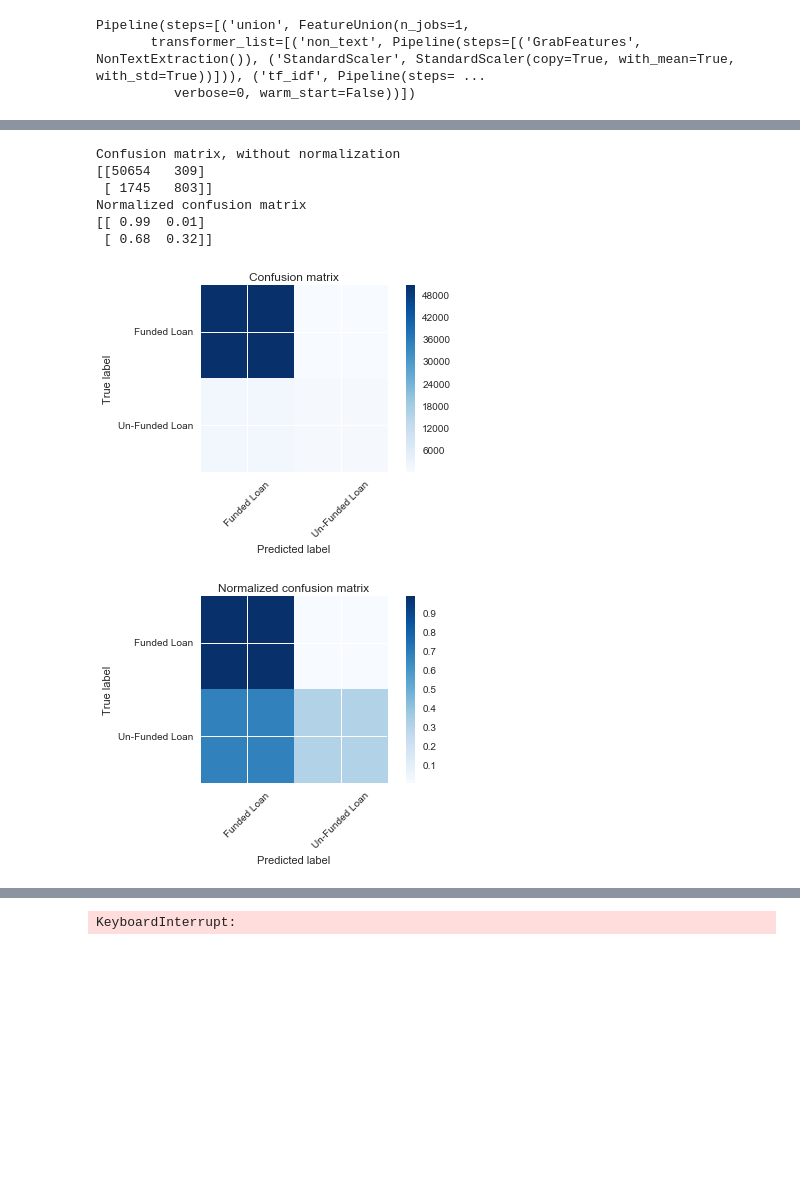
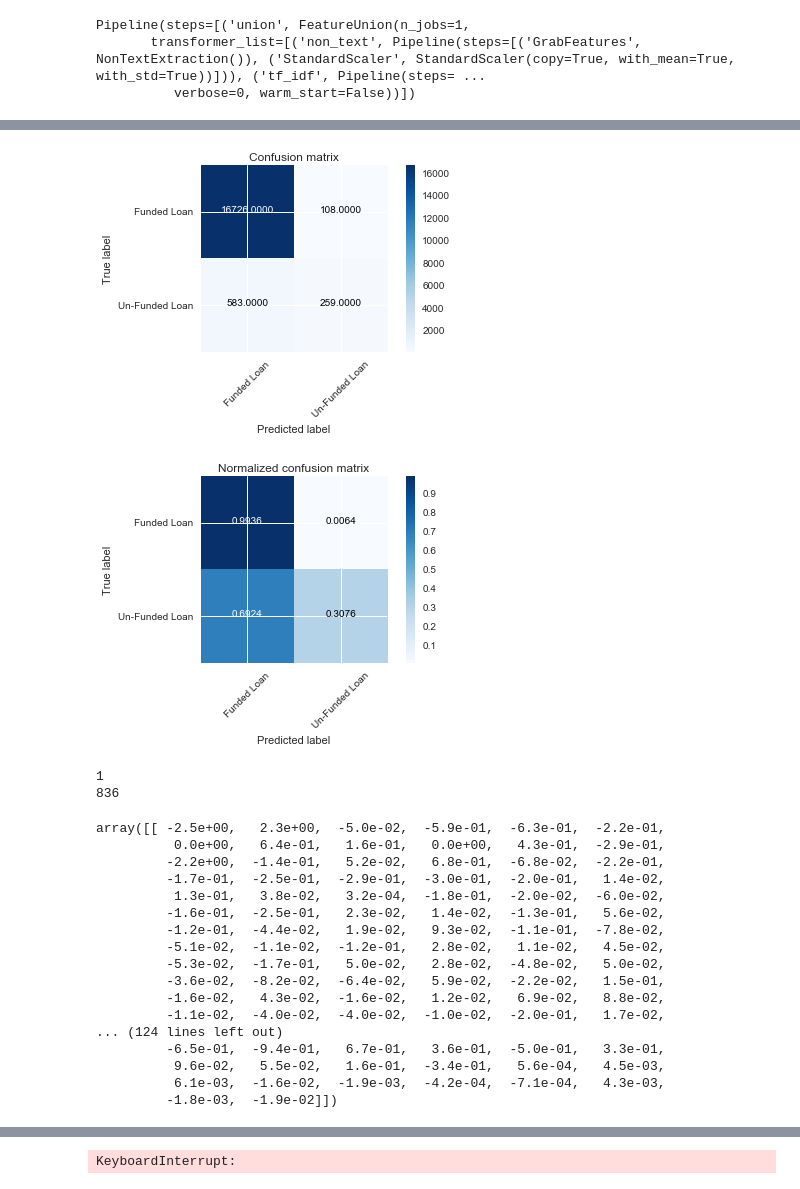
Before and after one commit to rddunlap23/DSI-Kiva-Capstone, a Jupyter notebook: Kiva - Capstone.ipynb, the cells around one changed output, grey strips where cells are left out. Cells and saved outputs as stored; diff of their text form; code cells hidden in the pictures; blank space fills up the shorter version.

Commit message:
check in for review

```diff
--- a/Kiva - Capstone.ipynb
+++ b/Kiva - Capstone.ipynb
@@ -266,6 +266,9 @@ X_train, X_test, y_train, y_test = train_test_split(X, y, test_size=0.33, strati
 # %% [markdown]
 The below pipeline is used to build the model. It uses FeatureUnion to combine features I extract from the Kiva data with the output of the tfidf transformation on the titles and the LDA topic modeling tranformation.
 # %%
+#Pipeline for fitting and testing model. Need to create dummy variables outside of pipleline and
+#fill in NAs
+
 from sklearn.pipeline import Pipeline
 from sklearn.pipeline import make_pipeline
 from sklearn.base import BaseEstimator, TransformerMixin
@@ -275,18 +278,6 @@ from sklearn.pipeline import FeatureUnion
 from sklearn.preprocessing import StandardScaler
 from sklearn.decomposition import LatentDirichletAllocation
 from sklearn.feature_extraction.text import CountVectorizer
-from nltk.corpus import stopwords
-import re
-
-
-def identify_stop_words(data):
-    data['word_check'] = data.use.map(lambda x: re.findall(r'\w*\d\w*', x) if len(re.findall(r'\w*\d\w*', x))>0 else np.nan)
-    corpus_words = [word for sent in data.word_check[~data.word_check.isnull()] for word in sent]
-    corpus_words = list(set(corpus_words))
-    nltk_stop = stopwords.words('english')
-    data.drop('word_check',axis=1,inplace=True)
-    return nltk_stop + corpus_words
-
 
 my_stop_words = identify_stop_words(sample)
 
@@ -299,7 +290,7 @@ class NonTextExtraction(BaseEstimator, TransformerMixin):
         return self
 
     def transform(self, X, y=None, *args):
-        self.columns = X.select_dtypes(exclude=['datetime','object']).columns
+        self.columns = X.select_dtypes(exclude=['datetime','object'])
         return X.select_dtypes(exclude=['datetime','object'])
 
 class ReturnText(BaseEstimator, TransformerMixin):
@@ -363,31 +351,24 @@ average precision done
 # %%
 # Compute confusion matrix
-y_pred = my_pipeline.predict(X)
-cm = confusion_matrix(y, y_pred)
-np.set_printoptions(precision=2)
-print('Confusion matrix, without normalization')
-print(cm)
+y_pred = my_pipeline.predict(X_test)
+cm = confusion_matrix(y_test, y_pred)
+np.set_printoptions(precision=1)
+
 plt.figure()
-plot_confusion_matrix(cm)
+axarr[0] = plot_confusion_matrix(cm)
 
 # Normalize the confusion matrix by row (i.e by the number of samples
 # in each class)
+
 cm_normalized = cm.astype('float') / cm.sum(axis=1)[:, np.newaxis]
-print('Normalized confusion matrix')
-print(cm_normalized)
+
 plt.figure()
 plot_confusion_matrix(cm_normalized, title='Normalized confusion matrix')
 
 plt.show()
 # %% [output]
-Confusion matrix, without normalization
-[[50654   309]
- [ 1745   803]]
-Normalized confusion matrix
-[[ 0.99  0.01]
- [ 0.68  0.32]]
-[figure, old version]
+[figure, new version]
-[figure, old version]
+[figure, new version]
 # %%
 a = my_pipeline.get_params()['union'].get_params()['non_text'].get_params()['GrabFeatures'].columns
 b = my_pipeline.get_params()['union'].get_params()['tf_idf'].get_params()['tfidf'].get_feature_names()
@@ -398,3 +379,24 @@ model_cols = list(a) + list(b) + c
 model = my_pipeline.get_params()['lr']
 print len(model.coef_)
 print len(model.coef_[0])
+model.coef_
+# %% [output]
+1
+836
+array([[ -2.5e+00,   2.3e+00,  -5.0e-02,  -5.9e-01,  -6.3e-01,  -2.2e-01,
+          0.0e+00,   6.4e-01,   1.6e-01,   0.0e+00,   4.3e-01,  -2.9e-01,
+         -2.2e+00,  -1.4e-01,   5.2e-02,   6.8e-01,  -6.8e-02,  -2.2e-01,
+         -1.7e-01,  -2.5e-01,  -2.9e-01,  -3.0e-01,  -2.0e-01,   1.4e-02,
+          1.3e-01,   3.8e-02,   3.2e-04,  -1.8e-01,  -2.0e-02,  -6.0e-02,
+         -1.6e-01,  -2.5e-01,   2.3e-02,   1.4e-02,  -1.3e-01,   5.6e-02,
+         -1.2e-01,  -4.4e-02,   1.9e-02,   9.3e-02,  -1.1e-01,  -7.8e-02,
+         -5.1e-02,  -1.1e-02,  -1.2e-01,   2.8e-02,   1.1e-02,   4.5e-02,
+         -5.3e-02,  -1.7e-01,   5.0e-02,   2.8e-02,  -4.8e-02,   5.0e-02,
+         -3.6e-02,  -8.2e-02,  -6.4e-02,   5.9e-02,  -2.2e-02,   1.5e-01,
+         -1.6e-02,   4.3e-02,  -1.6e-02,   1.2e-02,   6.9e-02,   8.8e-02,
+         -1.1e-02,  -4.0e-02,  -4.0e-02,  -1.0e-02,  -2.0e-01,   1.7e-02,
+... (124 lines left out)
+         -6.5e-01,  -9.4e-01,   6.7e-01,   3.6e-01,  -5.0e-01,   3.3e-01,
+          9.6e-02,   5.5e-02,   1.6e-01,  -3.4e-01,   5.6e-04,   4.5e-03,
+          6.1e-03,  -1.6e-02,  -1.9e-03,  -4.2e-04,  -7.1e-04,   4.3e-03,
+         -1.8e-03,  -1.9e-02]])
```
Also changed, not shown: parts of 11 cells of this notebook.
